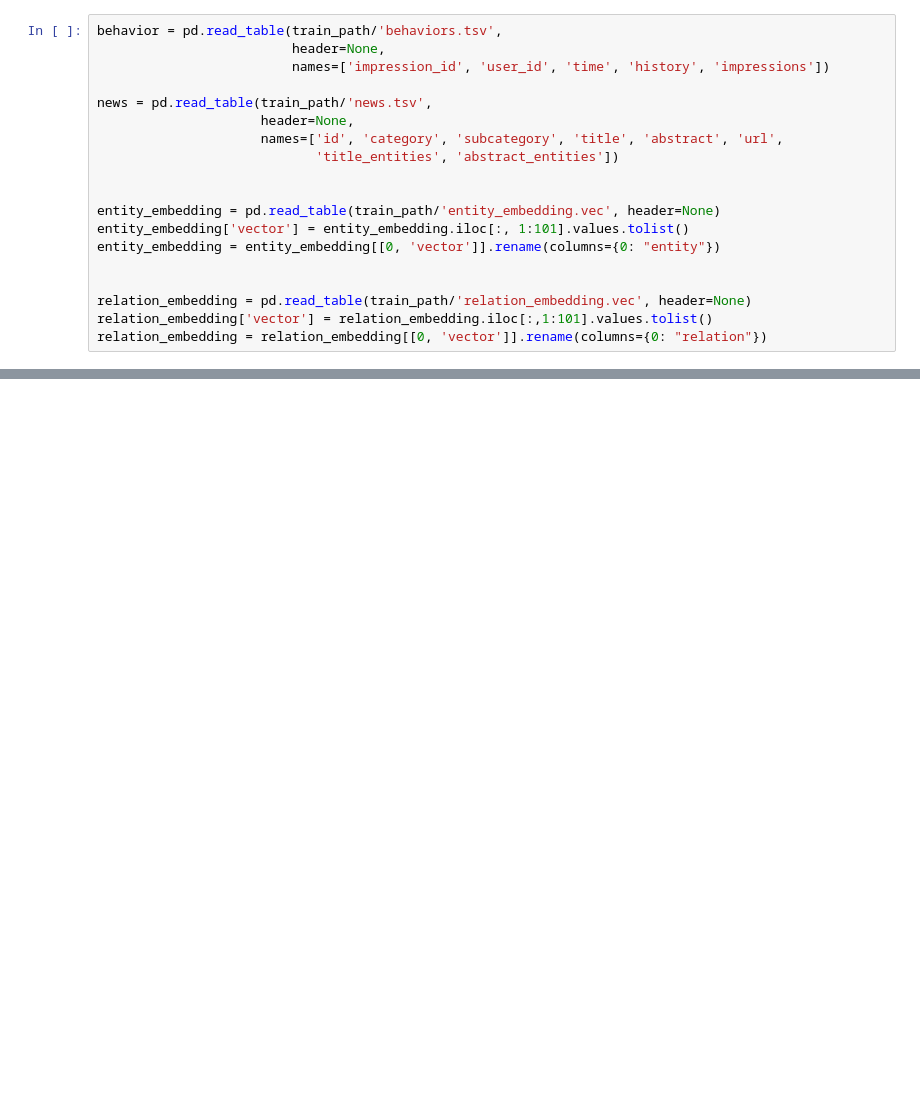
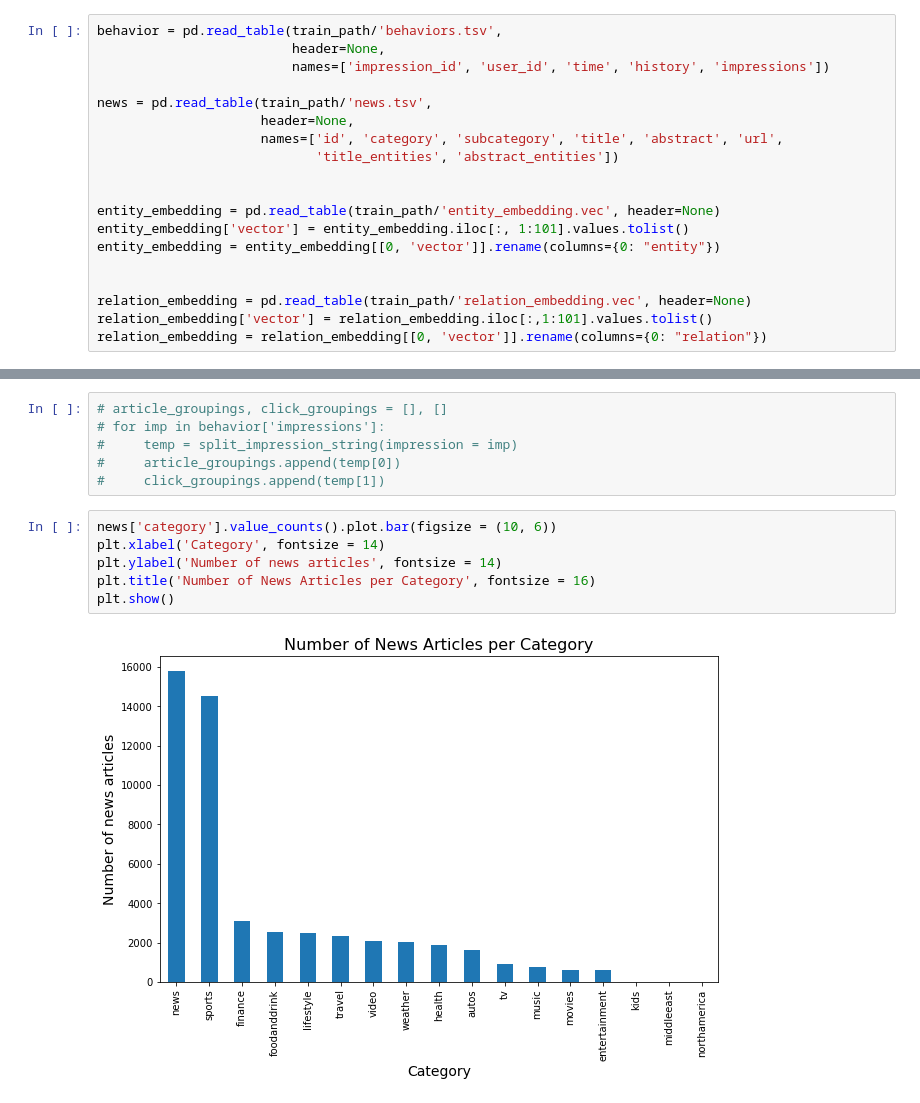
Before and after one commit to bharath93/MIND, a Jupyter notebook: Analysis.ipynb, the cells around one changed output, grey strips where cells are left out. Saved outputs shown, nothing was run; the diff lists cells and outputs as text; blank space fills up the shorter version.

```diff
--- a/Analysis.ipynb
+++ b/Analysis.ipynb
@@ -45,0 +67,14 @@ news.head()
+# %%
+# article_groupings, click_groupings = [], []
+# for imp in behavior['impressions']:
+#     temp = split_impression_string(impression = imp)
+#     article_groupings.append(temp[0])
+#     click_groupings.append(temp[1])
+# %%
+news['category'].value_counts().plot.bar(figsize = (10, 6))
+plt.xlabel('Category', fontsize = 14)
+plt.ylabel('Number of news articles', fontsize = 14)
+plt.title('Number of News Articles per Category', fontsize = 16)
+plt.show()
+# %% [output]
+[figure, added]
```
Also changed, not shown: parts of 7 cells of this notebook.
